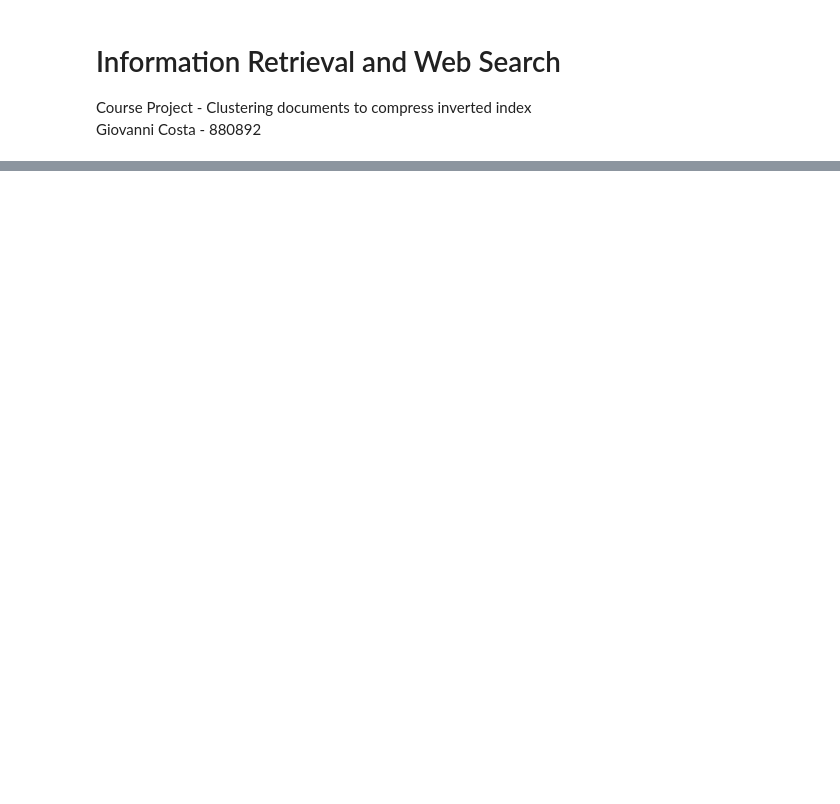
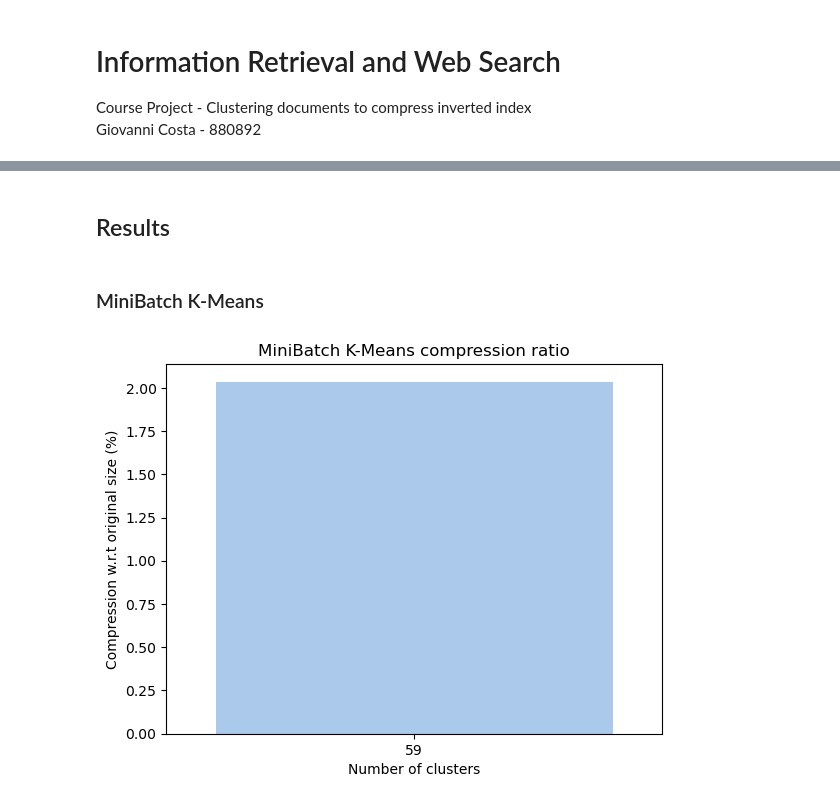
Before and after one commit to MrCosta57/clustering_for_inverted_index, a Jupyter notebook: main_test_sklearn_matr.ipynb, the cells around one changed output, grey strips where cells are left out. Cells and saved outputs as stored; diff of their text form; code cells hidden in the pictures; blank space fills up the shorter version.

Commit message:
Added logger and plot results part, add some comments and some function's refactoring

```diff
--- a/main_test_sklearn_matr.ipynb
+++ b/main_test_sklearn_matr.ipynb
@@ -31 +30,3 @@ std_inverted_index=indexer.get_dict_from_csr_matrix(sparse_docs)
+# %%
+std_inverted_index=Indexer.get_dict_from_csr_matrix(sparse_docs) #build the inverted index from sparse matrix
 # %% [markdown]
@@ -33,7 +34,7 @@ std_inverted_index=indexer.get_dict_from_csr_matrix(sparse_docs)
 # %%
-n_iter=15
+n_iter=1
 params_k_means={"n_clusters": [i for i in range(2, 104)]}
-k_means_obj=MiniBatchKMeans(batch_size=256*CORE_NUM, n_init="auto") #For faster computations, you can set the batch_size greater than 256 * number of cores to enable parallelism on all cores
+k_means_obj=MiniBatchKMeans(batch_size=512*CORE_NUM, n_init="auto") #For faster computations, you can set the batch_size greater than 256 * number of cores to enable parallelism on all cores
 # %%
-best_k_means, best_k_means_remapping=random_search(k_means_obj, sparse_docs, std_inverted_index, params_k_means, n_iter)
+best_k_means, best_k_means_remapping, log_dict_k_means=random_search(k_means_obj, sparse_docs, std_inverted_index, params_k_means, n_iter, True)
 # %% [markdown]
@@ -46,0 +48,21 @@ best_mixture, best_mixture_remapping=random_search(mixture_obj, sparse_docs, std
+# %% [markdown]
+## Results
+# %% [markdown]
+### MiniBatch K-Means
+# %%
+params=np.array([elem["n_clusters"] for elem in log_dict_k_means["params"]])
+tot_times=np.array(log_dict_k_means["tot_times"])
+tsp_times=np.array(log_dict_k_means["tsp_times"])
+std_index_size=log_dict_k_means["original_val"]
+compressed_vals=np.array(log_dict_k_means["compressed_vals"])
+params_index=np.argsort(params)
+colors=sns.color_palette("pastel", n_colors=len(params))
+# %%
+percentage_compr=np.round((((std_index_size-compressed_vals[params_index])/(std_index_size+compressed_vals[params_index]))*100), 4)
+sns.barplot(x=params[params_index], y=percentage_compr, palette=colors)
+plt.title('MiniBatch K-Means compression ratio')
+plt.xlabel('Number of clusters')
+plt.ylabel('Compression w.r.t original size (%)')
+plt.show()
+# %% [output]
+[figure, added]
```
Also changed, not shown: parts of 15 cells of this notebook, 2 other files.
